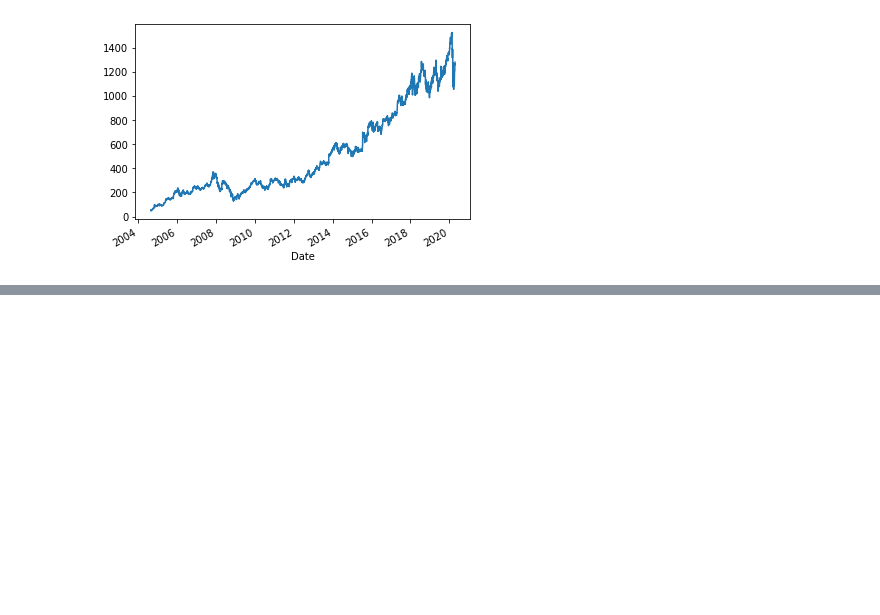
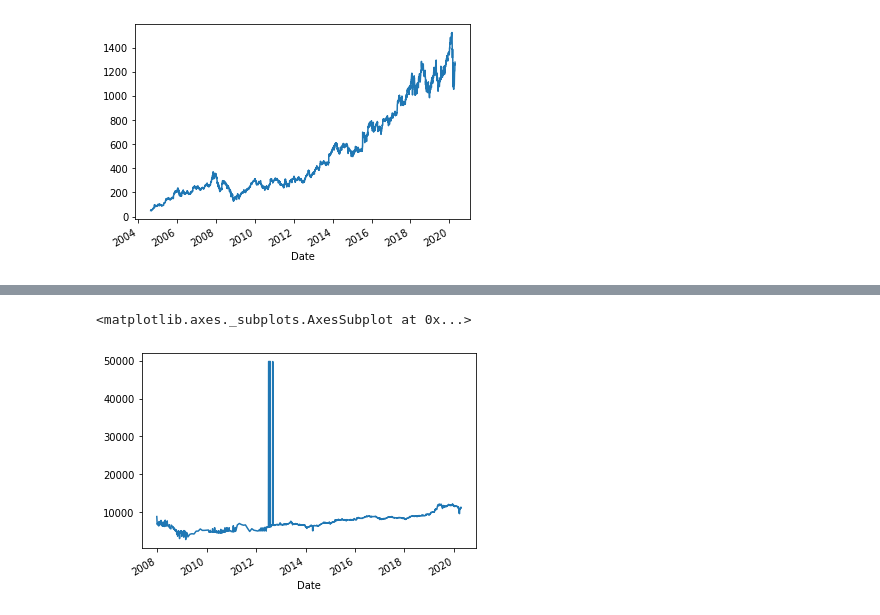
Before and after one commit to Myeongjoon/GoogleSummerOfCode2020, a Jupyter notebook: finance_data.ipynb, the cells around one changed output, grey strips where cells are left out. Saved outputs shown, nothing was run; the diff lists cells and outputs as text; code cells hidden in the pictures; blank space fills up the shorter version.

```diff
--- a/finance_data.ipynb
+++ b/finance_data.ipynb
@@ -28,3 +28,10 @@ google_data['Close'].plot()
 # %% [output]
 <matplotlib.axes._subplots.AxesSubplot at 0x...>
 [figure]
+# %%
+macq_start_date = '2007-12-28'
+macq_end_date = '2020-04-17'
+
+macq = data.DataReader('088980.ks', 'yahoo', macq_start_date, macq_end_date)
+
+macq.head(9)
@@ -30,0 +50,5 @@ google_data['Close'].plot()
+# %%
+macq['Close'].plot()
+# %% [output]
+<matplotlib.axes._subplots.AxesSubplot at 0x...>
+[figure, added]
```
Also changed, not shown: parts of 5 cells of this notebook.
